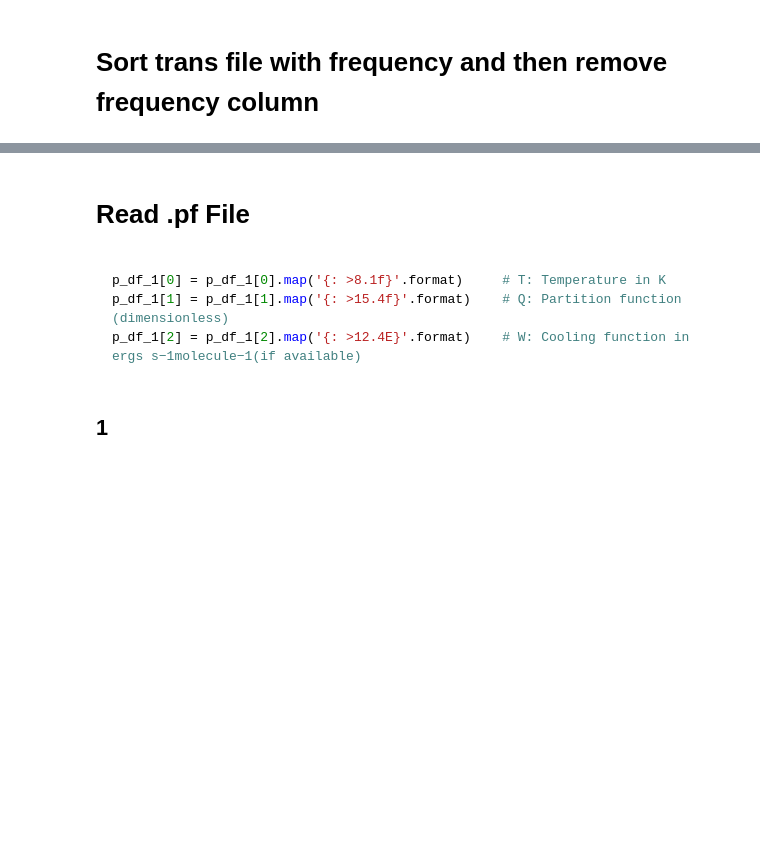
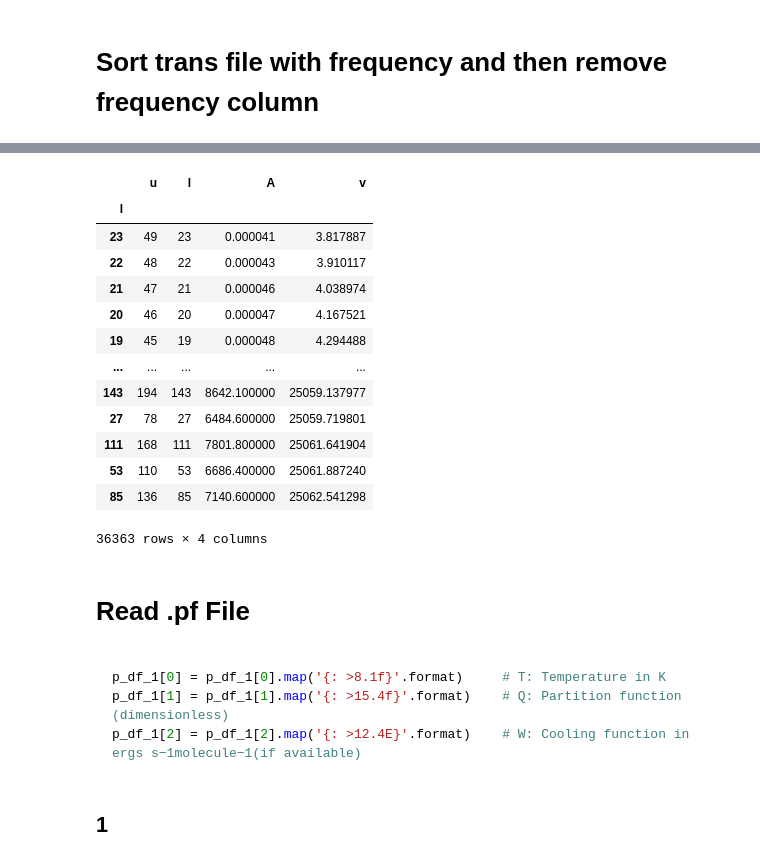
Before and after one commit to Beryl-Jingxin/PyExoCross, a Jupyter notebook: ExoMol_format/check_linelist.ipynb, the cells around one changed output, grey strips where cells are left out. Saved outputs shown, nothing was run; the diff lists cells and outputs as text; code cells hidden in the pictures; blank space fills up the shorter version.

```diff
--- a/ExoMol_format/check_linelist.ipynb
+++ b/ExoMol_format/check_linelist.ipynb
@@ -481,6 +529,23 @@ else:
 trans_s_df['v'] = v
 trans_s_df.sort_values('v',inplace=True)
 trans_s_df3 = trans_s_df[['u','l','A']]
+# %%
+trans_s_df
+# %% [output]
+|  | u | l | A | v |
+| l |  |  |  |  |
+| 23 | 49 | 23 | 0.000041 | 3.817887 |
+| 22 | 48 | 22 | 0.000043 | 3.910117 |
+| 21 | 47 | 21 | 0.000046 | 4.038974 |
+| 20 | 46 | 20 | 0.000047 | 4.167521 |
+| 19 | 45 | 19 | 0.000048 | 4.294488 |
+| ... | ... | ... | ... | ... |
+| 143 | 194 | 143 | 8642.100000 | 25059.137977 |
+| 27 | 78 | 27 | 6484.600000 | 25059.719801 |
+| 111 | 168 | 111 | 7801.800000 | 25061.641904 |
+| 53 | 110 | 53 | 6686.400000 | 25061.887240 |
+| 85 | 136 | 85 | 7140.600000 | 25062.541298 |
+36363 rows × 4 columns
 # %%
 trans_path = (read_path + molecule + '/' + isotopologue + '/' + dataset + '/' +
               isotopologue + '__' + dataset + '.trans.bz2')
```
Also changed, not shown: parts of 7 cells of this notebook, 30 other files.
